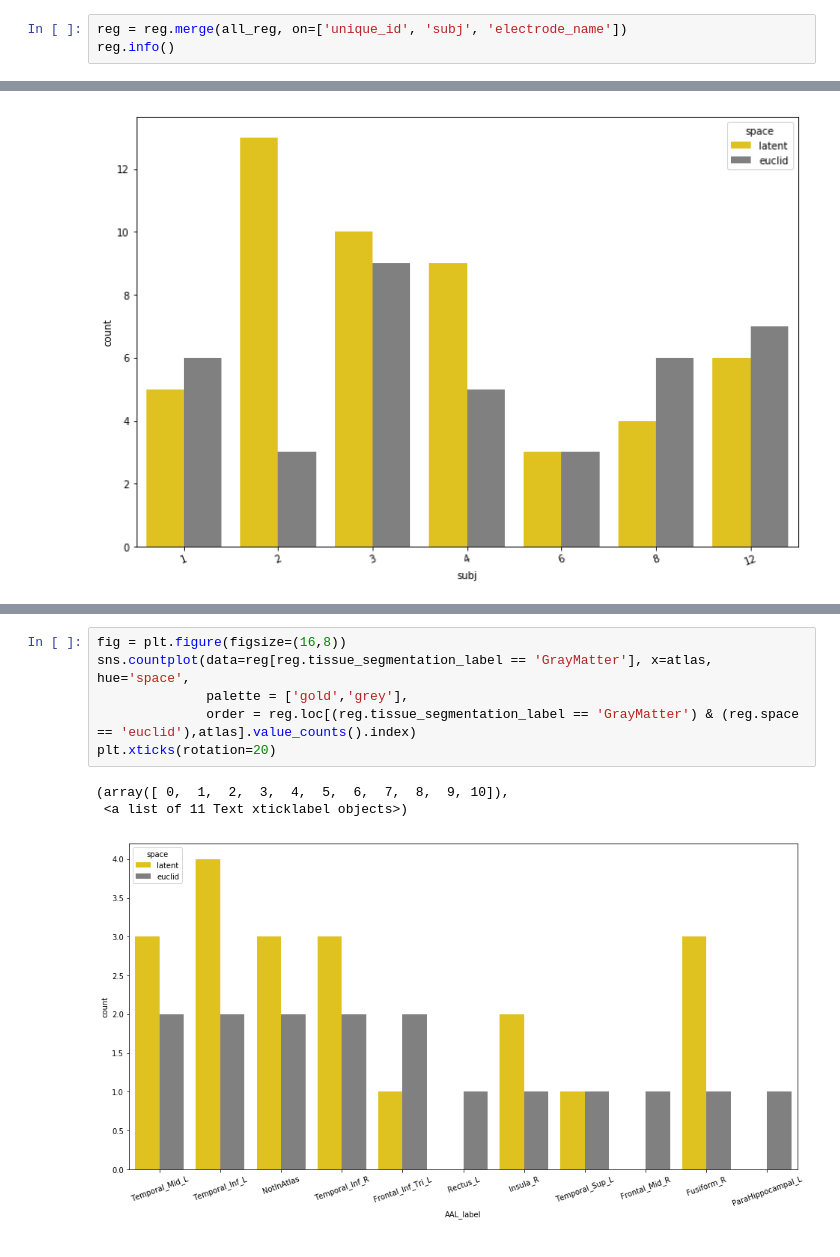
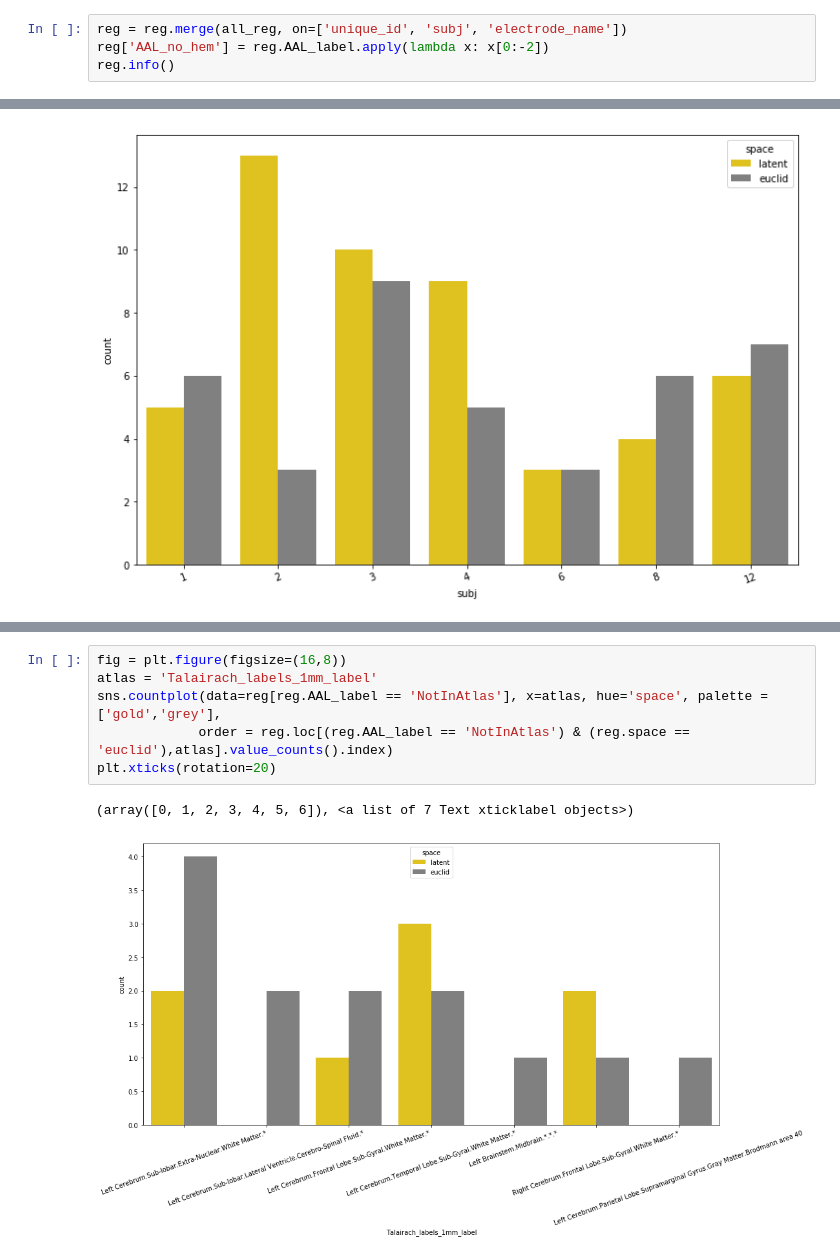
Before and after one commit to jastiso/statistical_learning, a Jupyter notebook: scripts/searchlight.ipynb, the cells around one changed output, grey strips where cells are left out. Drawn from its saved outputs; the diff is of its cells as text.

Commit message:
updated code for some figures

```diff
--- a/scripts/searchlight.ipynb
+++ b/scripts/searchlight.ipynb
@@ -42,6 +42,7 @@ dtypes: float64(4), int64(4), object(34)
 memory usage: 207.5+ KB
 # %%
 reg = reg.merge(all_reg, on=['unique_id', 'subj', 'electrode_name'])
+reg['AAL_no_hem'] = reg.AAL_label.apply(lambda x: x[0:-2])
 reg.info()
 # %% [output]
 <class 'pandas.core.frame.DataFrame'>
@@ -94,10 +147,9 @@ plt.xticks(rotation=20)
 # %%
 fig = plt.figure(figsize=(16,8))
-sns.countplot(data=reg[reg.tissue_segmentation_label == 'GrayMatter'], x=atlas, hue='space',
-              palette = ['gold','grey'],
-              order = reg.loc[(reg.tissue_segmentation_label == 'GrayMatter') & (reg.space == 'euclid'),atlas].value_counts().index)
+atlas = 'Talairach_labels_1mm_label'
+sns.countplot(data=reg[reg.AAL_label == 'NotInAtlas'], x=atlas, hue='space', palette = ['gold','grey'],
+             order = reg.loc[(reg.AAL_label == 'NotInAtlas') & (reg.space == 'euclid'),atlas].value_counts().index)
 plt.xticks(rotation=20)
 # %% [output]
-(array([ 0,  1,  2,  3,  4,  5,  6,  7,  8,  9, 10]),
- <a list of 11 Text xticklabel objects>)
+(array([0, 1, 2, 3, 4, 5, 6]), <a list of 7 Text xticklabel objects>)
-[figure, old version]
+[figure, new version]
```
Also changed, not shown: parts of 12 cells of this notebook, 8 other files.
